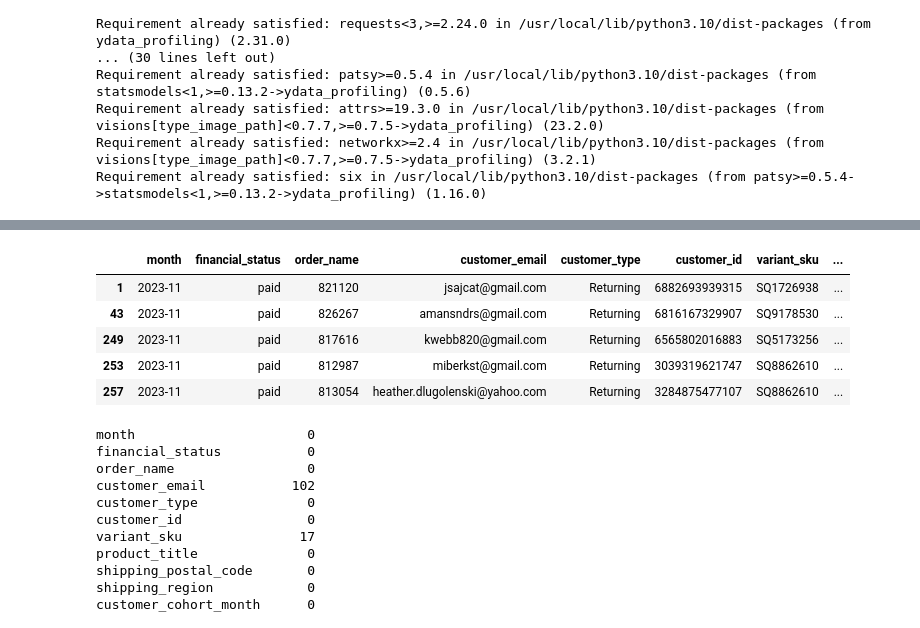
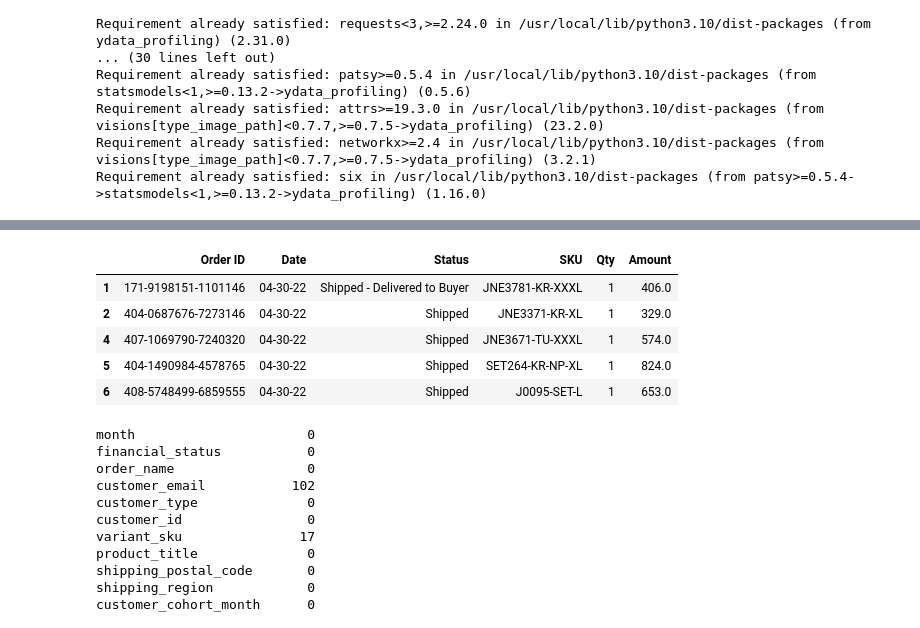
Before and after one commit to Requenamar3/Data-Mining, a Jupyter notebook: Data_Mining_Module1_AMZ_CLV.ipynb, the cells around one changed output, grey strips where cells are left out. Saved outputs shown, nothing was run; the diff lists cells and outputs as text; code cells hidden in the pictures.

```diff
--- a/Data_Mining_Module1_AMZ_CLV.ipynb
+++ b/Data_Mining_Module1_AMZ_CLV.ipynb
@@ -120,13 +124,12 @@ from ydata_profiling import ProfileReport
 # %%
 # Define the columns you want to read
 columns_to_read = [
-    'DOL Vehicle ID', 'Sale Price', 'Base MSRP', 'Transaction Type',
-    'DOL Transaction Date', 'Postal Code', 'Model Year', 'Make', 'Model',
-    'New or Used Vehicle'
+    'Order ID', 'Date', 'Status', 'Qty','Amount',
+    'SKU'
 ]
 
 # Read the specified columns from the CSV
-EV = pd.read_csv("Electric_Vehicle_Title_and_Registration_Activity.csv", usecols=columns_to_read)
+AMZ = pd.read_csv("Amazon Sale Report.csv", usecols=columns_to_read)
 
-EV.head()
+AMZ.head()
 # %% [output]
@@ -185,3 +178,3 @@ EC = EC[EC['financial_status'] == 'paid']
 # %%
 # Remove rows from 'EC' where 'total_sales' is equal to 0.00
-EC = EC[EC['total_sales'] != 0.00]
+AMZ= AMZ[AMZ['Amount'] != 0.00]
@@ -235,12 +181,15 @@ EC = EC[EC['ordered_item_quantity'] != 0]
+# %%
+# Remove rows from 'EC' where 'total_sales' is equal to 0.00
+AMZ= AMZ[AMZ['Qty'] != 0.00]
 # %%
-EC.head()
+AMZ.head()
 # %% [output]
-|  | month | financial_status | order_name | customer_email | customer_type | customer_id | variant_sku | ... |
-| 1 | 2023-11 | paid | 821120 | jsajcat@gmail.com | Returning | 6882693939315 | SQ1726938 | ... |
-| 43 | 2023-11 | paid | 826267 | amansndrs@gmail.com | Returning | 6816167329907 | SQ9178530 | ... |
-| 249 | 2023-11 | paid | 817616 | kwebb820@gmail.com | Returning | 6565802016883 | SQ5173256 | ... |
-| 253 | 2023-11 | paid | 812987 | miberkst@gmail.com | Returning | 3039319621747 | SQ8862610 | ... |
-| 257 | 2023-11 | paid | 813054 | heather.dlugolenski@yahoo.com | Returning | 3284875477107 | SQ8862610 | ... |
+|  | Order ID | Date | Status | SKU | Qty | Amount |
+| 1 | 171-9198151-1101146 | 04-30-22 | Shipped - Delivered to Buyer | JNE3781-KR-XXXL | 1 | 406.0 |
+| 2 | 404-0687676-7273146 | 04-30-22 | Shipped | JNE3371-KR-XL | 1 | 329.0 |
+| 4 | 407-1069790-7240320 | 04-30-22 | Shipped | JNE3671-TU-XXXL | 1 | 574.0 |
+| 5 | 404-1490984-4578765 | 04-30-22 | Shipped | SET264-KR-NP-XL | 1 | 824.0 |
+| 6 | 408-5748499-6859555 | 04-30-22 | Shipped | J0095-SET-L | 1 | 653.0 |
 # %%
 EC.isnull().sum()
 # %% [output]
```
Also changed, not shown: parts of 15 cells of this notebook.
